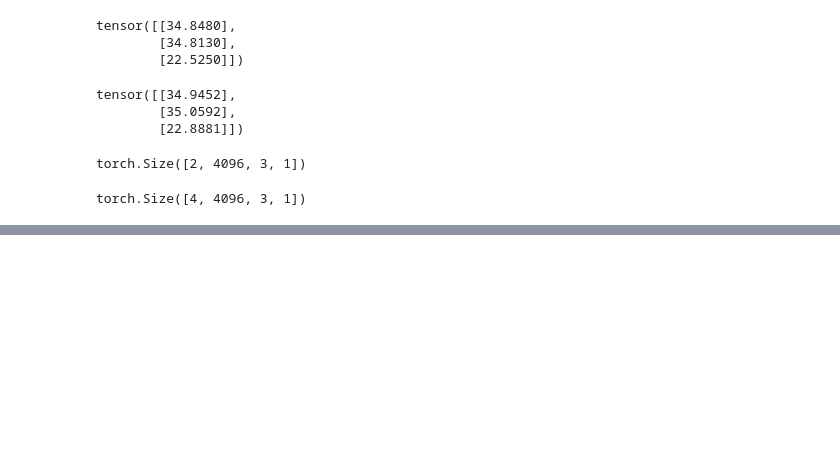
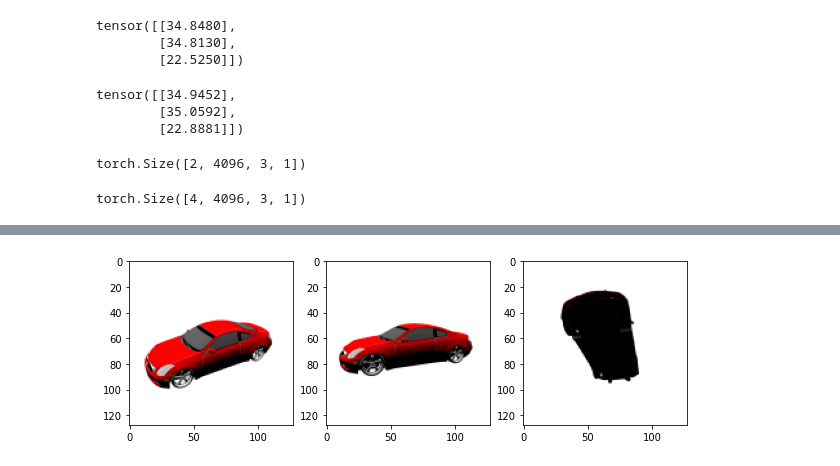
Before and after one commit to NIRVANALAN/nerf-pytorch, a Jupyter notebook: Untitled.ipynb, the cells around one changed output, grey strips where cells are left out. Saved outputs shown, nothing was run; the diff lists cells and outputs as text; code cells hidden in the pictures; blank space fills up the shorter version.

```diff
--- a/Untitled.ipynb
+++ b/Untitled.ipynb
@@ -221,3 +207,5 @@ NameError: name 'test_imgs' is not defined
+# %%
+train_imgs = train_set[0]['images']
 # %%
 # Misc
 img2mse = lambda x, y: np.mean((x - y) ** 2)
@@ -338,0 +408,17 @@ torch.Size([4, 4096, 3, 1])
+# %%
+# plt.imshow(train_imgs[train_idxs][1])
+w=3
+h=2
+
+fig=plt.figure(figsize=(10, 10))
+columns = 3
+rows = 1
+
+for i in range(1, columns*rows +1):
+#     img = np.random.randint(10, size=(h,w))
+    img = train_imgs[train_idxs][i-1]
+    fig.add_subplot(rows, columns, i)
+    plt.imshow(img)
+plt.show()
+# %% [output]
+[figure, added]
```
Also changed, not shown: parts of 52 cells of this notebook, 11 other files.
